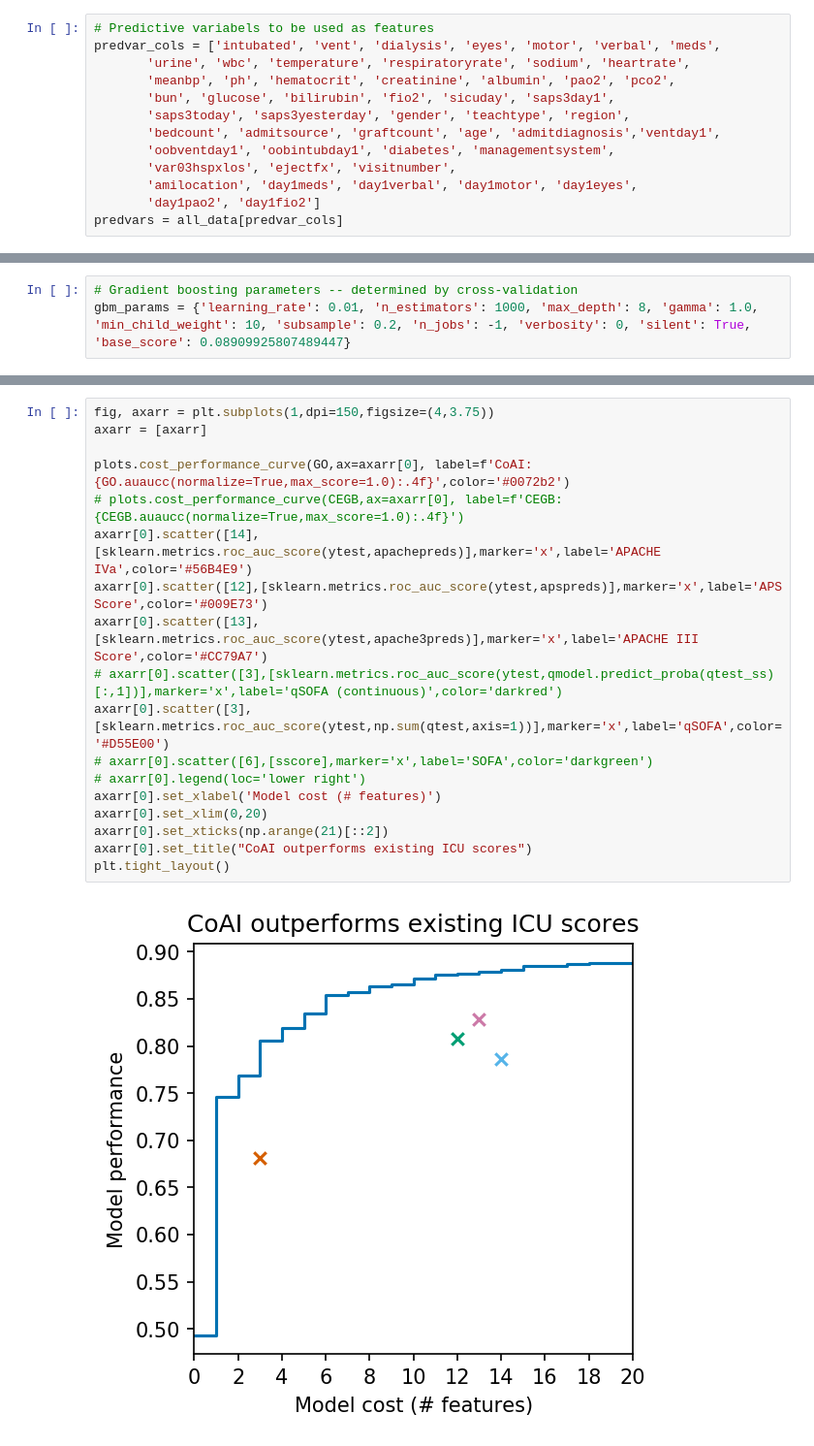
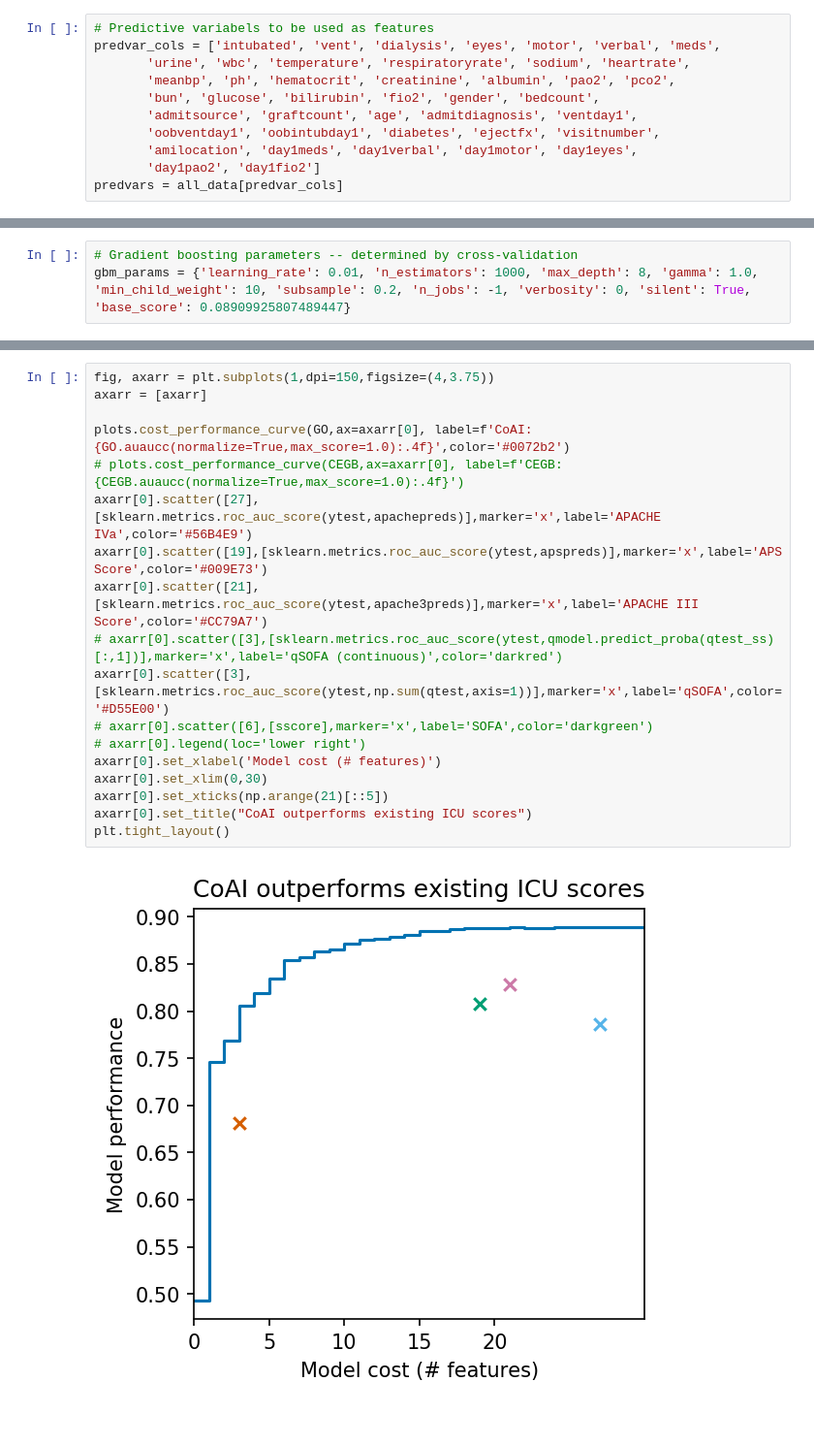
Before and after one commit to suinleelab/coai, a Jupyter notebook: experiments/ICU.ipynb, the cells around one changed output, grey strips where cells are left out. Shown: that part at 97% size. Saved outputs shown, nothing was run; the diff lists cells and outputs as text.

```diff
--- a/experiments/ICU.ipynb
+++ b/experiments/ICU.ipynb
@@ -57,11 +56,9 @@ outcome = (all_data['actualhospitalmortality'].values=='EXPIRED').astype(int)
 predvar_cols = ['intubated', 'vent', 'dialysis', 'eyes', 'motor', 'verbal', 'meds',
        'urine', 'wbc', 'temperature', 'respiratoryrate', 'sodium', 'heartrate',
        'meanbp', 'ph', 'hematocrit', 'creatinine', 'albumin', 'pao2', 'pco2',
-       'bun', 'glucose', 'bilirubin', 'fio2', 'sicuday', 'saps3day1',
-       'saps3today', 'saps3yesterday', 'gender', 'teachtype', 'region',
-       'bedcount', 'admitsource', 'graftcount', 'age', 'admitdiagnosis','ventday1',
-       'oobventday1', 'oobintubday1', 'diabetes', 'managementsystem',
-       'var03hspxlos', 'ejectfx', 'visitnumber',
+       'bun', 'glucose', 'bilirubin', 'fio2', 'gender', 'bedcount',
+       'admitsource', 'graftcount', 'age', 'admitdiagnosis', 'ventday1',
+       'oobventday1', 'oobintubday1', 'diabetes', 'ejectfx', 'visitnumber',
        'amilocation', 'day1meds', 'day1verbal', 'day1motor', 'day1eyes',
        'day1pao2', 'day1fio2']
 predvars = all_data[predvar_cols]
@@ -173,21 +173,21 @@ CEGB.explain_models()
 # %%
 fig, axarr = plt.subplots(1,dpi=150,figsize=(4,3.75))
 axarr = [axarr]
 
 plots.cost_performance_curve(GO,ax=axarr[0], label=f'CoAI: {GO.auaucc(normalize=True,max_score=1.0):.4f}',color='#0072b2')
 # plots.cost_performance_curve(CEGB,ax=axarr[0], label=f'CEGB: {CEGB.auaucc(normalize=True,max_score=1.0):.4f}')
-axarr[0].scatter([14],[sklearn.metrics.roc_auc_score(ytest,apachepreds)],marker='x',label='APACHE IVa',color='#56B4E9')
-axarr[0].scatter([12],[sklearn.metrics.roc_auc_score(ytest,apspreds)],marker='x',label='APS Score',color='#009E73')
-axarr[0].scatter([13],[sklearn.metrics.roc_auc_score(ytest,apache3preds)],marker='x',label='APACHE III Score',color='#CC79A7')
+axarr[0].scatter([27],[sklearn.metrics.roc_auc_score(ytest,apachepreds)],marker='x',label='APACHE IVa',color='#56B4E9')
+axarr[0].scatter([19],[sklearn.metrics.roc_auc_score(ytest,apspreds)],marker='x',label='APS Score',color='#009E73')
+axarr[0].scatter([21],[sklearn.metrics.roc_auc_score(ytest,apache3preds)],marker='x',label='APACHE III Score',color='#CC79A7')
 # axarr[0].scatter([3],[sklearn.metrics.roc_auc_score(ytest,qmodel.predict_proba(qtest_ss)[:,1])],marker='x',label='qSOFA (continuous)',color='darkred')
 axarr[0].scatter([3],[sklearn.metrics.roc_auc_score(ytest,np.sum(qtest,axis=1))],marker='x',label='qSOFA',color='#D55E00')
 # axarr[0].scatter([6],[sscore],marker='x',label='SOFA',color='darkgreen')
 # axarr[0].legend(loc='lower right')
 axarr[0].set_xlabel('Model cost (# features)')
-axarr[0].set_xlim(0,20)
-axarr[0].set_xticks(np.arange(21)[::2])
+axarr[0].set_xlim(0,30)
+axarr[0].set_xticks(np.arange(21)[::5])
 axarr[0].set_title("CoAI outperforms existing ICU scores")
 plt.tight_layout()
 # %% [output]
-[figure, old version]
+[figure, new version]
 # %%
```
Also changed, not shown: parts of 8 cells of this notebook, 5 other files.
